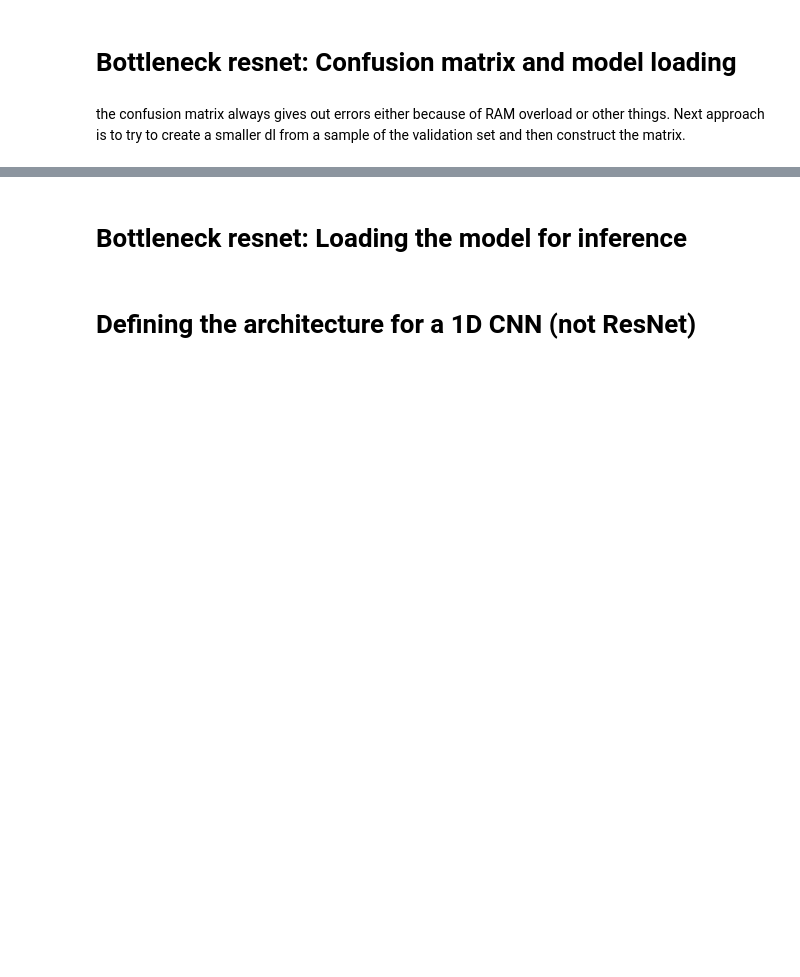
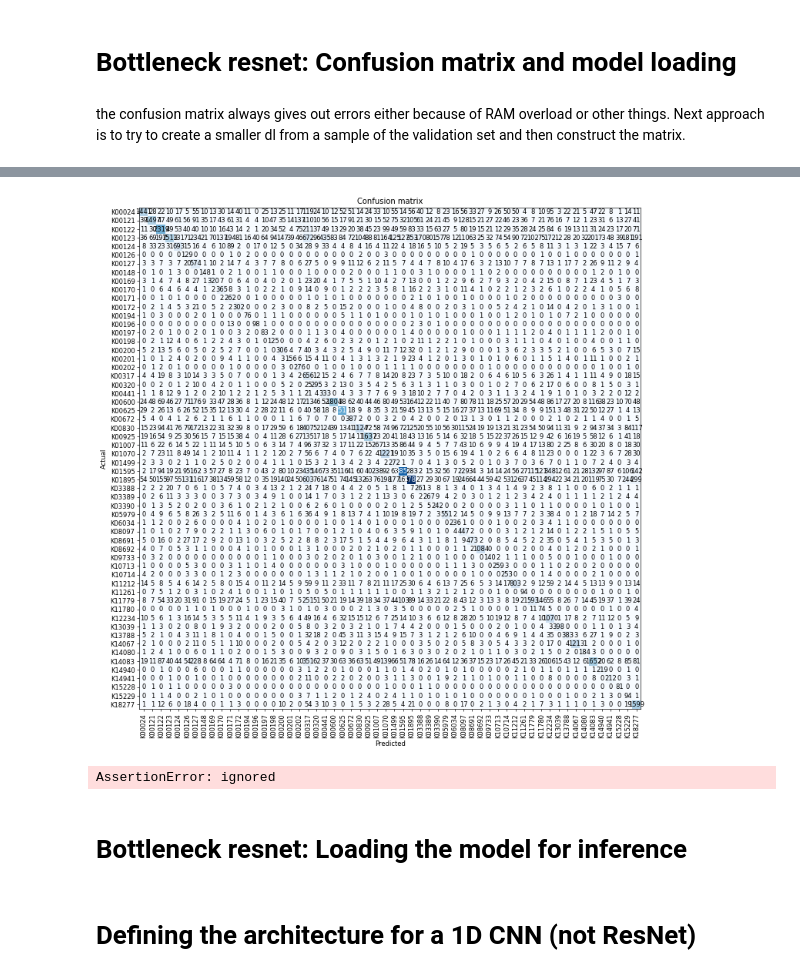
Before and after one commit to lphohmann/BINP37_DL_protein_classification, a Jupyter notebook: 1D_ResNet.ipynb, the cells around one changed output, grey strips where cells are left out. Saved outputs shown, nothing was run; the diff lists cells and outputs as text; code cells hidden in the pictures; blank space fills up the shorter version.

```diff
--- a/1D_ResNet.ipynb
+++ b/1D_ResNet.ipynb
@@ -292,0 +269,10 @@ interp.plot_confusion_matrix(figsize=) #AssertionError: ==: 5562084 95898
+# %%
+interp.plot_confusion_matrix(figsize=(12,12), dpi=60) # AssertionError: ==: 4975936 85792, IF I REMOVE THE LOSS FUNCTION FROM THE LEARNER IT WORKS??
+# %% [output]
+[figure, added]
+# %%
+# maybe without plotting
+stats = interp.confusion_matrix() # assetion error again
+stats
+# %% [output]
+AssertionError: ignored
```
Also changed, not shown: parts of 13 cells of this notebook.
